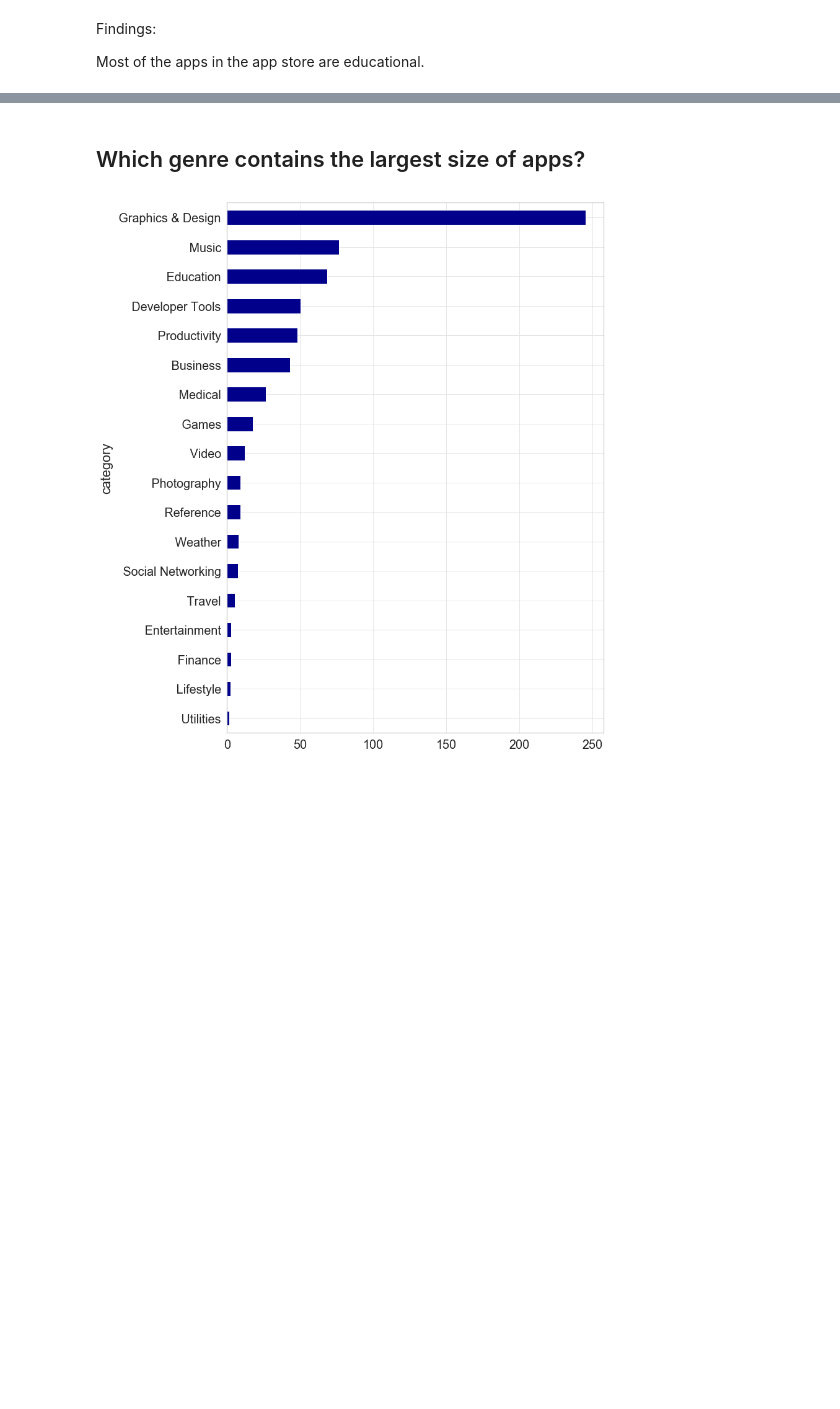
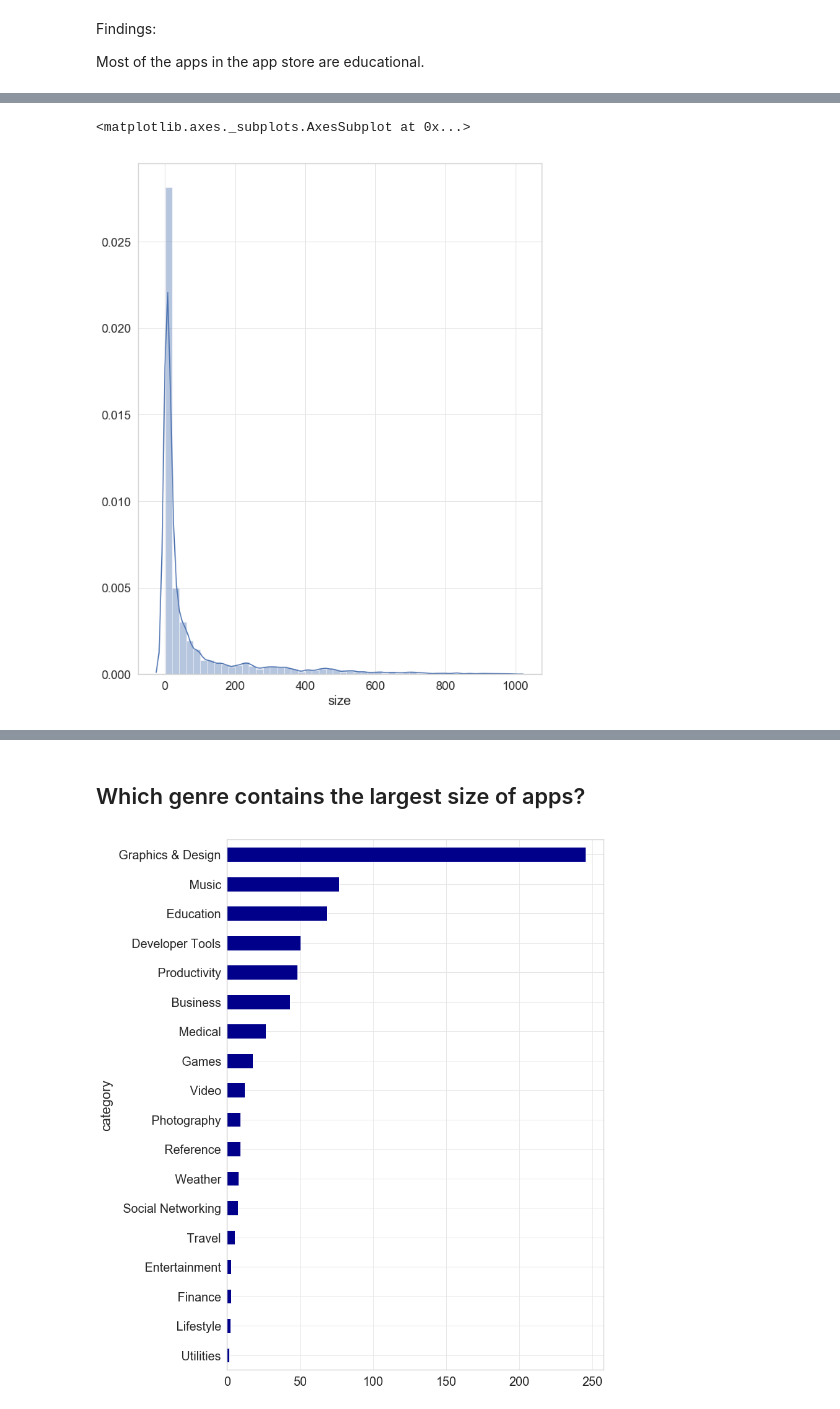
Before and after one commit to drucilal/Scraping_AppleMac_Store, a Jupyter notebook: Mac_EDA.ipynb, the cells around one changed output, grey strips where cells are left out. Drawn from its saved outputs; the diff is of its cells as text; code cells hidden in the pictures; blank space fills up the shorter version.

```diff
--- a/Mac_EDA.ipynb
+++ b/Mac_EDA.ipynb
@@ -57,0 +40,5 @@ small_size['size'] = small_size['size'].astype(float)
+# %%
+sns.distplot(medium_size['size'])
+# %% [output]
+<matplotlib.axes._subplots.AxesSubplot at 0x...>
+[figure, added]
```
Also changed, not shown: parts of 27 cells of this notebook, 1 other file.
